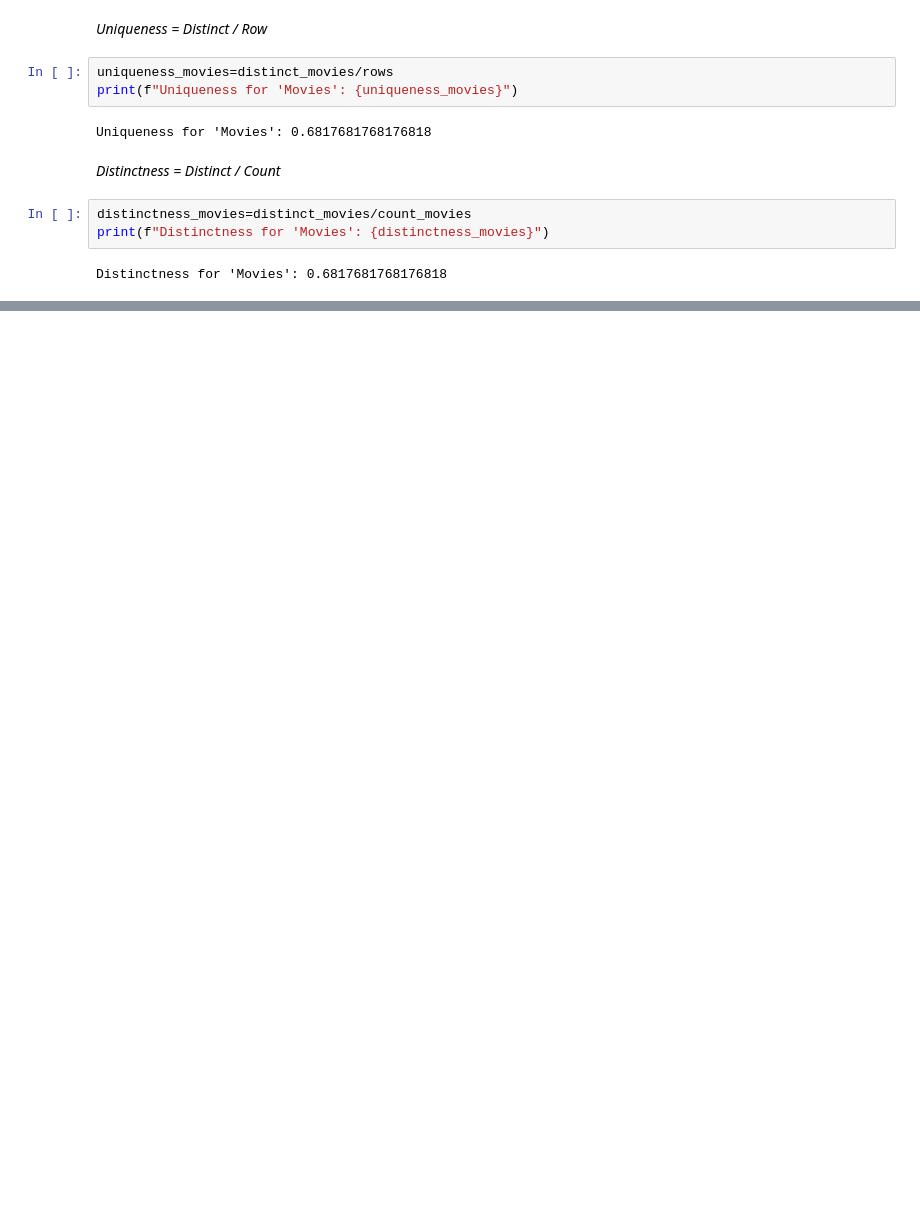
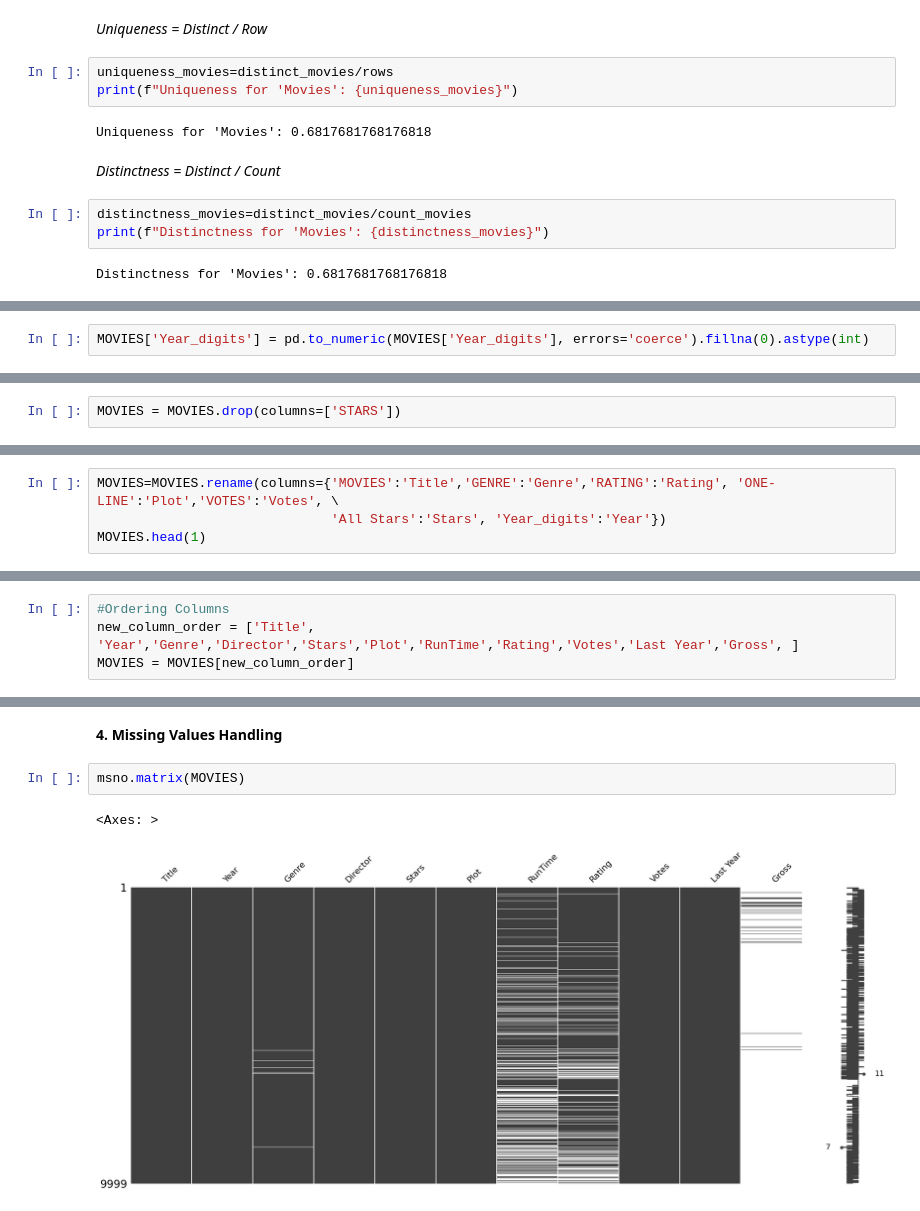
Before and after one commit to lukamath/DIQ_Project, a Jupyter notebook: DIQ_Project_10104067_LM-00.ipynb, the cells around one changed output, grey strips where cells are left out. Cells and saved outputs as stored; diff of their text form; blank space fills up the shorter version.

```diff
--- a/DIQ_Project_10104067_LM-00.ipynb
+++ b/DIQ_Project_10104067_LM-00.ipynb
@@ -923,0 +711,2 @@ mno.matrix(MOVIES)
+# %%
+MOVIES['Year_digits'] = pd.to_numeric(MOVIES['Year_digits'], errors='coerce').fillna(0).astype(int)
@@ -923,0 +773,2 @@ mno.matrix(MOVIES)
+# %%
+MOVIES = MOVIES.drop(columns=['STARS'])
@@ -923,0 +777,4 @@ mno.matrix(MOVIES)
+# %%
+MOVIES=MOVIES.rename(columns={'MOVIES':'Title','GENRE':'Genre','RATING':'Rating', 'ONE-LINE':'Plot','VOTES':'Votes', \
+                              'All Stars':'Stars', 'Year_digits':'Year'})
+MOVIES.head(1)
@@ -923,0 +784,4 @@ mno.matrix(MOVIES)
+# %%
+#Ordering Columns
+new_column_order = ['Title', 'Year','Genre','Director','Stars','Plot','RunTime','Rating','Votes','Last Year','Gross', ]
+MOVIES = MOVIES[new_column_order]
@@ -923,0 +804,7 @@ mno.matrix(MOVIES)
+# %% [markdown]
+**4. Missing Values Handling**
+# %%
+msno.matrix(MOVIES)
+# %% [output]
+<Axes: >
+[figure, added]
```
Also changed, not shown: parts of 142 cells of this notebook.
